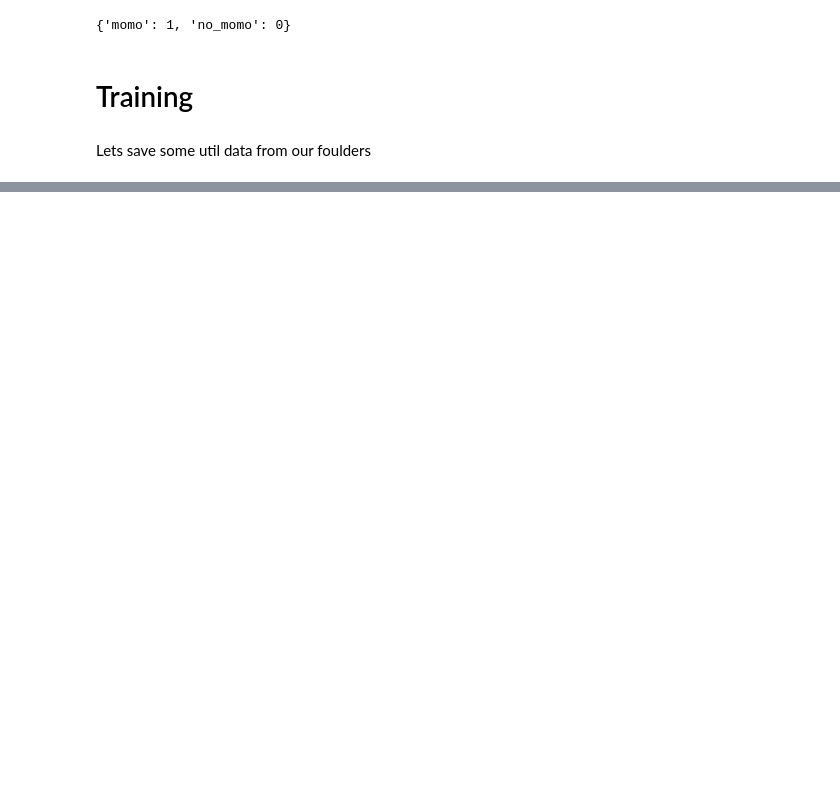
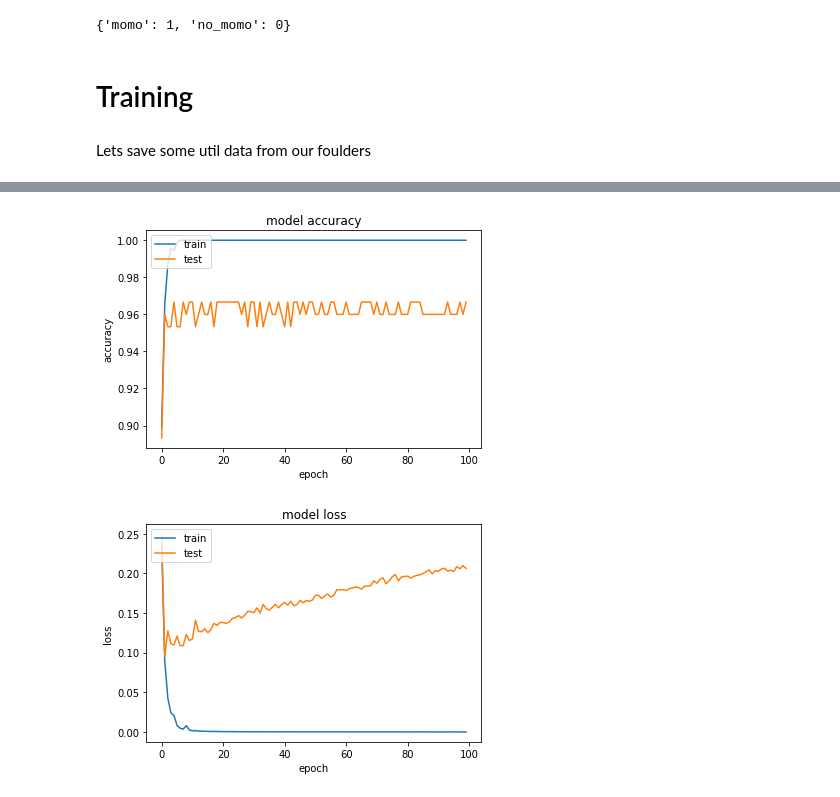
Before and after one commit to alphonse92/uruit-ml-momo-test, a Jupyter notebook: train.ipynb, the cells around one changed output, grey strips where cells are left out. Drawn from its saved outputs; the diff is of its cells as text; code cells hidden in the pictures; blank space fills up the shorter version.

```diff
--- a/train.ipynb
+++ b/train.ipynb
@@ -632,0 +734,3 @@ Processing momo  total of images:  64
+# %%
+resultsY = [1 if result == True or result == 1 else 0 for result in resultsY]
+print("rows:" , len(resultsY))
@@ -632,0 +841,8 @@ Processing momo  total of images:  64
+# %%
+train  = np.concatenate((train_positive,train_negative),axis=0)
+test  = np.concatenate((test_positive,test_negative),axis=0)
+eval  = np.concatenate((eval_positive,eval_negative),axis=0)
+
+print("train shape" , train.shape)
+print("test shape" , test.shape)
+print("eval shape" , eval.shape)
@@ -632,0 +855,18 @@ Processing momo  total of images:  64
+# %%
+def createBottleneckNNModel(inputSize):
+
+  model = Sequential()
+
+  model = Sequential()
+  model.add(Input(shape=(inputSize,)))
+  model.add(Dense(256, activation='relu'))
+  model.add(Dropout(0.1))
+  model.add(Dense(1, activation='sigmoid'))
+
+  model.compile(optimizer='adam', loss='binary_crossentropy',metrics=['accuracy'])
+
+  return model
+
+inputSize = train.shape[1]-1
+bottleneckModel = createBottleneckNNModel(inputSize)
+bottleneckModel.summary()
@@ -632,0 +888,11 @@ Processing momo  total of images:  64
+# %%
+train_x = train[:,0:-1]
+train_y = train[:,-1]
+
+test_x = test[:,0:-1]
+test_y = test[:,-1]
+
+progress = bottleneckModel.fit(train_x, train_y,
+          epochs=EPOCHS_BOTTLENECK,
+          batch_size=BATCH_SIZE,
+          validation_data=(test_x, test_y))
@@ -632,0 +917,7 @@ Processing momo  total of images:  64
+# %%
+createFolderIfNotExist(RESULT_FOLDER_WEIGHTS_BOTTLENECK_PATH)
+bottleneckModel.save_weights(RESULT_FOLDER_WEIGHTS_BOTTLENECK_FILE_NAME)
+plotModelTrainingProgress(progress)
+# %% [output]
+[figure, added]
+[figure, added]
```
Also changed, not shown: parts of 46 cells of this notebook, 3 other files.
